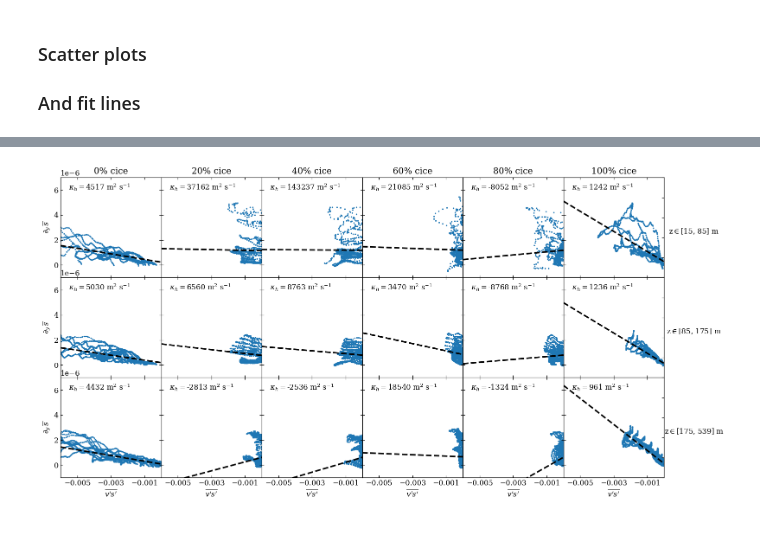
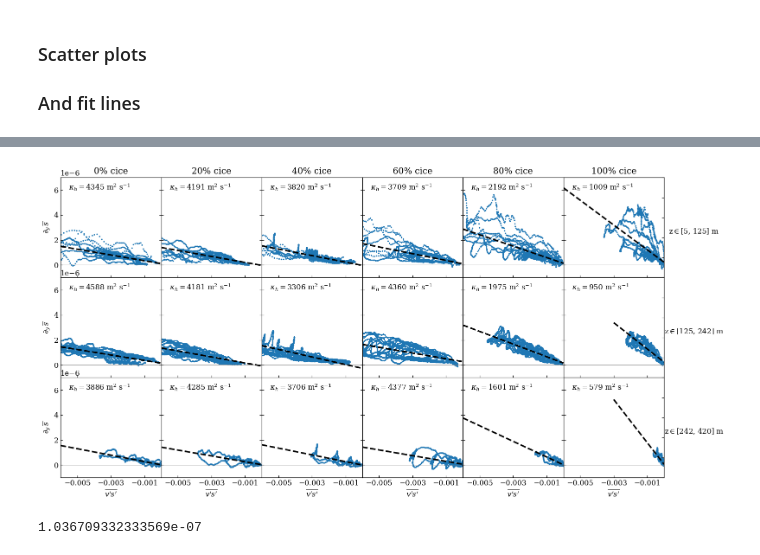
Before and after one commit to hmason13/ArcticMiddepthBI, a Jupyter notebook: analysis/officialFigScripts/acrossChannelDiffusivity.ipynb, the cells around one changed output, grey strips where cells are left out. Cells and saved outputs as stored; diff of their text form; code cells hidden in the pictures.

Commit message:
finalizing changes to across diffusivity plots

```diff
--- a/analysis/officialFigScripts/acrossChannelDiffusivity.ipynb
+++ b/analysis/officialFigScripts/acrossChannelDiffusivity.ipynb
@@ -15,6 +15,8 @@ plt.rcParams['font.family'] = 'Dejavu Serif'
 
 loc  = "/scratch/hcm7920/ambData/channelMean/"
 loc2 ="/home/hcm7920/experiments/arcticMiddepthBI/analysis/figData/"
+loc1 = "/home/hcm7920/experiments/arcticMiddepthBI/plots/officialFigs/"
+
 conc = ['0','20','40','60','80','100']
 
 nx = 500
@@ -119,5 +121,5 @@ plt.plot(lineFit[0],lineFit[1],color='k',linestyle='dashed',linewidth=2.5)
 # %%
-depthBounds = [1,8,17,31]
+depthBounds = [0,12,23,29]
 fig,axs = plt.subplots(nrows=len(depthBounds)-1,ncols=len(conc),
                        sharex=True,sharey=True,figsize=(18,9),
                        squeeze=False)
@@ -130,40 +132,47 @@ for iceIndex in range(len(conc)):
     xData = np.ravel(VSbar[sI:dI,:,iceIndex])
     yData = np.ravel(DsaltDy[sI:dI,:,iceIndex])
     # xData[(xData>=0) & (yData>=0)] = 0
     # yData[(xData>=0) & (yData>=0)] = 0
 
     axs[depthIndex,iceIndex].scatter(xData,yData,s=2)
     axs[depthIndex,iceIndex].set_xlim([-0.006,0.00])
     axs[depthIndex,iceIndex].set_ylim([-1e-6,7e-6])
+    axs[depthIndex,iceIndex].plot([-1,0],[0,0],color='grey',linewidth=0.5)
 
     seriesFit = poly.fit(xData,yData,[0,1],full=True)
-    lineFit = seriesFit[0].linspace(5,[-0.006,0.001])
+    lineFit = seriesFit[0].linspace(5,[-0.006,0.000])
     coefFit = seriesFit[0].convert().coef
     myText = f"$\kappa_h = ${round(-1/coefFit[-1])}"
     myText += " $\mathrm{m}^2$ $\mathrm{s}^{-1}$"
     axs[depthIndex,iceIndex].text(-0.0055,6e-6,myText)
-    axs[depthIndex,iceIndex].plot(lineFit[0],lineFit[1],color='k',linestyle='dashed',linewidth=2.5)
+    if iceIndex==5 and depthIndex!=0:
+      axs[depthIndex,iceIndex].plot(lineFit[0][2:],lineFit[1][2:],color='k',linestyle='dashed',linewidth=2.5)
+    else:
+      axs[depthIndex,iceIndex].plot(lineFit[0],lineFit[1],color='k',linestyle='dashed',linewidth=2.5)
 
     # axs[depthIndex,iceIndex].grid(visible=True)
     axs[depthIndex,iceIndex].tick_params(axis="both",direction="in",
-                                        right=True,top=True)
+                                        right=True,top=False)
     axs[depthIndex,iceIndex].xaxis.set_major_locator(tkr.FixedLocator([-5e-3,-3e-3,-1e-3]))
 
 
 for iceIndex in range(len(conc)):
   axs[0,iceIndex].set_title(f"{conc[iceIndex]}% cice")
   axs[-1,iceIndex].set_xlabel("$\overline{v's'}$")
 for depthIndex in range(len(depthBounds)-1):
   axs[depthIndex,0].set_ylabel("$\partial_y \, \overline{s}$")
   twinAx = axs[depthIndex,-1].twinx()
   twinAx.set_ylabel("z$\in$"+f"[{-levs[depthBounds[depthIndex]]:.0f}, {-levs[depthBounds[depthIndex+1]]:.0f}] m",
                     rotation='horizontal',labelpad=50)
   twinAx.tick_params(labelright=False,direction="in")
-# axs[-1,0].xaxis.set_major_locator(tkr.FixedLocator([-6e-3,-4e-3,-2e-3,0]))
+
+plt.savefig(loc1+f"figAcrossChannelDiffusivities.pdf")
 # %% [output]
-[figure, old version]
+[figure, new version]
 # %%
-coefFit
+coefFit[0]
+# %% [output]
+1.036709332333569e-07
 # %%
 dI = 29
 xData = np.ravel(VSbar[sI:dI,:,0])
```
Also changed, not shown: parts of 6 cells of this notebook, 7 other files.
